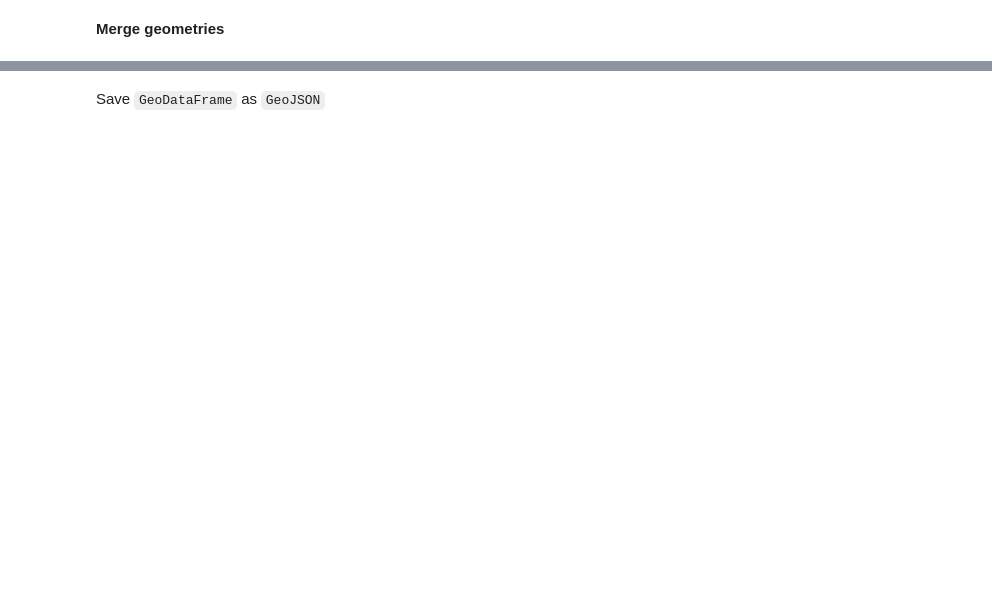
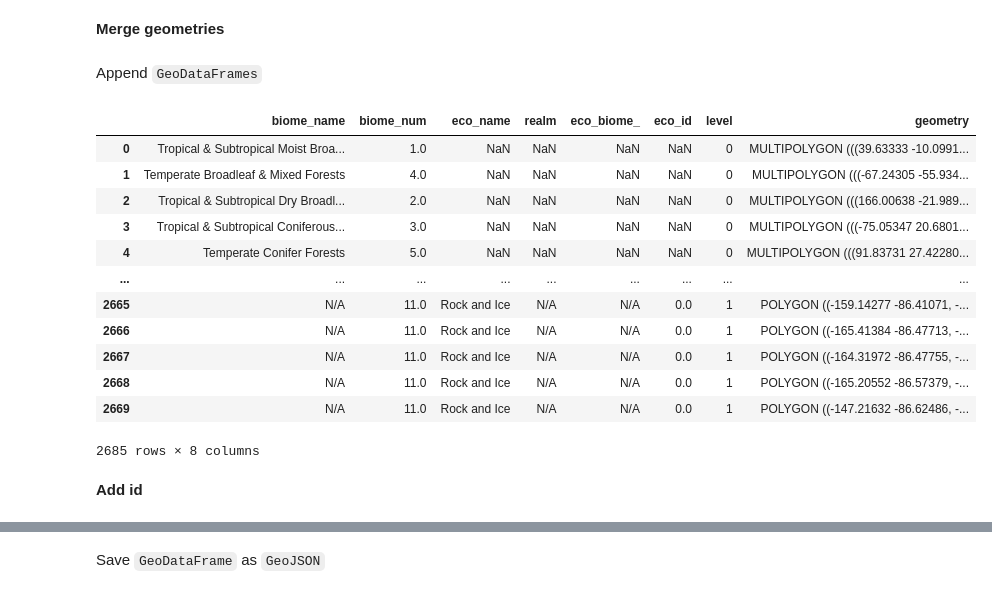
Before and after one commit to Vizzuality/soils-revealed-data, a Jupyter notebook: processing/create_MBTiles.ipynb, the cells around one changed output, grey strips where cells are left out. Saved outputs shown, nothing was run; the diff lists cells and outputs as text; code cells hidden in the pictures; blank space fills up the shorter version.

Commit message:
split biomes and landforms

```diff
--- a/processing/create_MBTiles.ipynb
+++ b/processing/create_MBTiles.ipynb
@@ -179,0 +187,33 @@ biomes.plot()
+# %%
+a = np.empty(len(biomes_0))
+a[:] = np.nan
+biomes_0['eco_name'] = a
+biomes_0['realm'] = a
+biomes_0['eco_biome_'] = a
+biomes_0['eco_id'] = a
+# %% [markdown]
+Append `GeoDataFrames`
+# %%
+biomes_0['level'] = 0
+biomes['level'] = 1
+# %%
+data = biomes_0.append(biomes, sort=False)
+data = data[['biome_name', 'biome_num', 'eco_name', 'realm', 'eco_biome_', 'eco_id',
+       'level', 'geometry']]
+data
+# %% [output]
+|  | biome_name | biome_num | eco_name | realm | eco_biome_ | eco_id | level | geometry |
+| 0 | Tropical & Subtropical Moist Broa... | 1.0 | NaN | NaN | NaN | NaN | 0 | MULTIPOLYGON (((39.63333 -10.0991... |
+| 1 | Temperate Broadleaf & Mixed Forests | 4.0 | NaN | NaN | NaN | NaN | 0 | MULTIPOLYGON (((-67.24305 -55.934... |
+| 2 | Tropical & Subtropical Dry Broadl... | 2.0 | NaN | NaN | NaN | NaN | 0 | MULTIPOLYGON (((166.00638 -21.989... |
+| 3 | Tropical & Subtropical Coniferous... | 3.0 | NaN | NaN | NaN | NaN | 0 | MULTIPOLYGON (((-75.05347 20.6801... |
+| 4 | Temperate Conifer Forests | 5.0 | NaN | NaN | NaN | NaN | 0 | MULTIPOLYGON (((91.83731 27.42280... |
+| ... | ... | ... | ... | ... | ... | ... | ... | ... |
+| 2665 | N/A | 11.0 | Rock and Ice | N/A | N/A | 0.0 | 1 | POLYGON ((-159.14277 -86.41071, -... |
+| 2666 | N/A | 11.0 | Rock and Ice | N/A | N/A | 0.0 | 1 | POLYGON ((-165.41384 -86.47713, -... |
+| 2667 | N/A | 11.0 | Rock and Ice | N/A | N/A | 0.0 | 1 | POLYGON ((-164.31972 -86.47755, -... |
+| 2668 | N/A | 11.0 | Rock and Ice | N/A | N/A | 0.0 | 1 | POLYGON ((-165.20552 -86.57379, -... |
+| 2669 | N/A | 11.0 | Rock and Ice | N/A | N/A | 0.0 | 1 | POLYGON ((-147.21632 -86.62486, -... |
+2685 rows × 8 columns
+# %% [markdown]
+**Add id**
```
Also changed, not shown: parts of 21 cells of this notebook.
